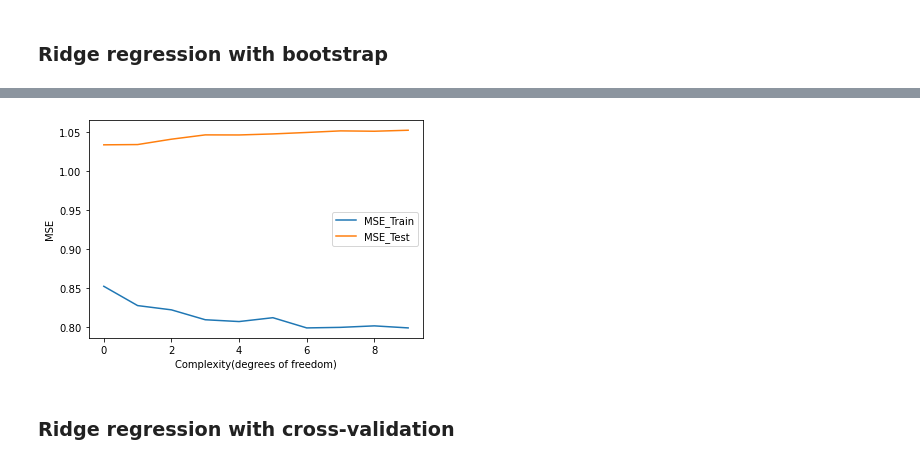
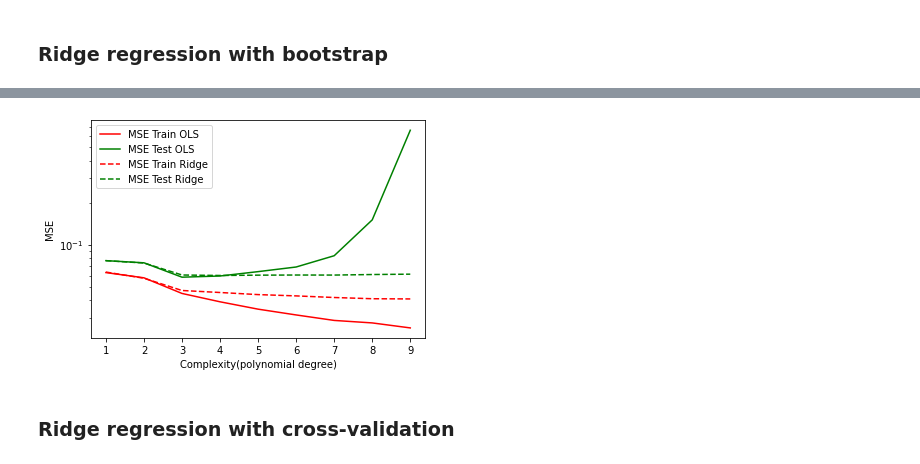
Before and after one commit to engyssimo/MLProjectNucphys, a Jupyter notebook: Project1/Project1.ipynb, the cells around one changed output, grey strips where cells are left out. Drawn from its saved outputs; the diff is of its cells as text; code cells hidden in the pictures.

```diff
--- a/Project1/Project1.ipynb
+++ b/Project1/Project1.ipynb
@@ -468,7 +489,8 @@ plt.show()
 # %%
-def Ridge(lambd,X_train,z_train):
+def Ridge(lambd,X_train,z_train,X_test):
     MSE_Ridge = np.zeros(2)
-# Since it relates to remove intercepts, better to use built in function in SKL
+    # Since it relates to remove intercepts, better to use built in function in SKL
+
     RegRidge = linear_model.Ridge(lambd,fit_intercept= True)
     RegRidge.fit(X_train,z_train)
     # and then make the prediction
@@ -482,11 +504,7 @@ def Ridge(lambd,X_train,z_train):
 # %%
 n_points = 20
 
-maxdegree = 10
-
-
-#number of bootstrap resamplings
-n_bs = 100
+degree = 5
 
 #set random seed
 np.random.seed(1)
@@ -500,10 +518,10 @@ y0 = np.random.rand(n_points)
 x,y = np.meshgrid(x0,y0)
 
 #create a dummy design matrix for the arrays of x and y
-X = create_X(x,y,n=1)
+X = create_X(x,y,deg)
 
 #generate normal distributed noise
-noise_amp = 0.9
+noise_amp = 0.2
 noise = noise_amp*np.random.randn(X0.shape[0])
 
 
@@ -520,12 +538,12 @@ MSE_test_Ridge = np.zeros(len(lambd))
 
 #
 for i in range(len(lambd)):
-    MSE_Ridge,_ = Ridge(lambd[i],X_train,z_train)
+    MSE_Ridge,_ = Ridge(lambd[i],X_train,z_train,X_test)
     MSE_test_Ridge[i] = MSE_Ridge[1]
 
 
 plt.figure()
-plt.plot(np.log10(lambd), MSE_test_Ridge, 'r*-', label = 'MSE Ridge Test')
+plt.plot(np.log10(lambd), MSE_test_Ridge, 'r*-', label = 'MSE Ridge, pol. deg = {}'.format(deg))
 
 plt.xlabel('$log_{10}(\lambda)$')
 plt.ylabel('MSE')
@@ -537,16 +555,16 @@ plt.show()
 ### Ridge regression with bootstrap
 # %%
 #Important to split the data set before shuffling
-def bootstrap_Ridge(X_train, z_train, datapoints, lambd):
-    global X_test, z_test
-    MSE = np.zeros((datapoints,2))
+def bootstrap_Ridge(X_train, z_train, X_test, z_test, n_bootstrap, lambd):
+    MSE = np.zeros((n_bootstrap,2))
     n = len(z_train)
-    z_test_tilde = np.empty((len(z_test), datapoints))
-    for i in range(datapoints):
+    z_test_tilde = np.empty((len(z_test), n_bootstrap))
+    for i in range(n_bootstrap):
         sequence = np.random.randint(0,n,n)
         X1_train = X_train[sequence]
         z1_train = z_train[sequence]
-        mse_Ridge, z_test_tilde[:,i] = Ridge(lambd, X1_train, z1_train)
+        mse_Ridge, z_test_tilde[:,i] = Ridge(lambd, X1_train, z1_train,X_test)
         MSE[i,0] = mse_Ridge[0]
         MSE[i,1] = mse_Ridge[1]
+
     return MSE, z_test_tilde
@@ -583,13 +643,20 @@ plt.show()
 # %%
 plt.figure()
-plt.plot(polydegree,MSE_boot[:,0],label='MSE_Train')
-plt.plot(polydegree,MSE_boot[:,1],label='MSE_Test')
-plt.xlabel('Complexity(degrees of freedom)')
+plt.plot(polydegree,MSE_boot_ols[:,0],"r",label='MSE Train OLS')
+plt.plot(polydegree,MSE_boot_ols[:,1],"g",label='MSE Test OLS')
+
+plt.plot(polydegree,MSE_boot_ridge[:,0],"r--",label='MSE Train Ridge')
+plt.plot(polydegree,MSE_boot_ridge[:,1],"g--",label='MSE Test Ridge')
+
+plt.xlabel('Complexity(polynomial degree)')
 plt.ylabel('MSE')
+
+plt.yscale("log")
+
 plt.legend()
 plt.show()
 # %% [output]
-[figure, old version]
+[figure, new version]
 # %% [markdown]
 ### Ridge regression with cross-validation
 # %%
```
Also changed, not shown: parts of 13 cells of this notebook.
